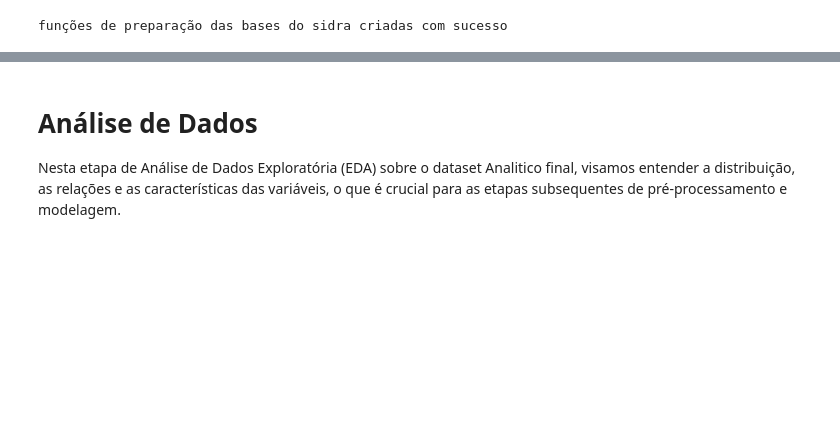
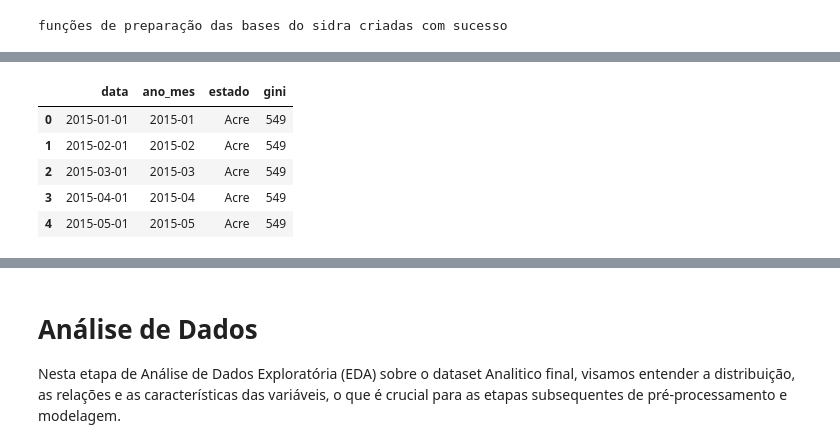
Before and after one commit to leandromvs/MVP-Analise-de-dados-e-boas-praticas-PUC-RIO, a Jupyter notebook: MVP_Analise_de_dados_e_boas_praticas_PUC_RIO_FINAL.ipynb, the cells around one changed output, grey strips where cells are left out. Cells and saved outputs as stored; diff of their text form; code cells hidden in the pictures; blank space fills up the shorter version.

```diff
--- a/MVP_Analise_de_dados_e_boas_praticas_PUC_RIO_FINAL.ipynb
+++ b/MVP_Analise_de_dados_e_boas_praticas_PUC_RIO_FINAL.ipynb
@@ -1301,24 +1322,19 @@ else:
 # %%
 # expandindo base anual do gini para frequência mensal
 df_gini_mensal = expandir_base_anual_para_mensal(
     df_anual=df_gini,
     datas_referencia=df_macro["data"],
     coluna_valor="gini"
 )
 
-# expandindo base anual da renda para frequência mensal apenas se existir
-if df_renda is not None:
-    df_renda_mensal = expandir_base_anual_para_mensal(
-        df_anual=df_renda,
-        datas_referencia=df_macro["data"],
-        coluna_valor="renda"
-    )
-    display(df_renda_mensal.head())
-else:
-    df_renda_mensal = None
-    print("renda mensal não gerada nesta execução")
-
 display(df_gini_mensal.head())
+# %% [output]
+|  | data | ano_mes | estado | gini |
+| 0 | 2015-01-01 | 2015-01 | Acre | 549 |
+| 1 | 2015-02-01 | 2015-02 | Acre | 549 |
+| 2 | 2015-03-01 | 2015-03 | Acre | 549 |
+| 3 | 2015-04-01 | 2015-04 | Acre | 549 |
+| 4 | 2015-05-01 | 2015-05 | Acre | 549 |
 # %%
 def montar_base_analitica_final(
     df_pmc,
```
Also changed, not shown: parts of 62 cells of this notebook.
